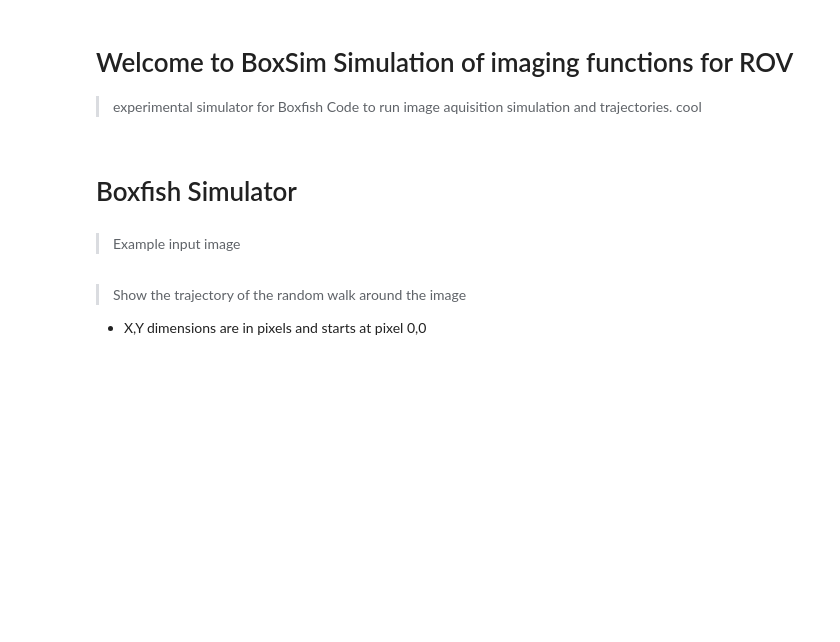
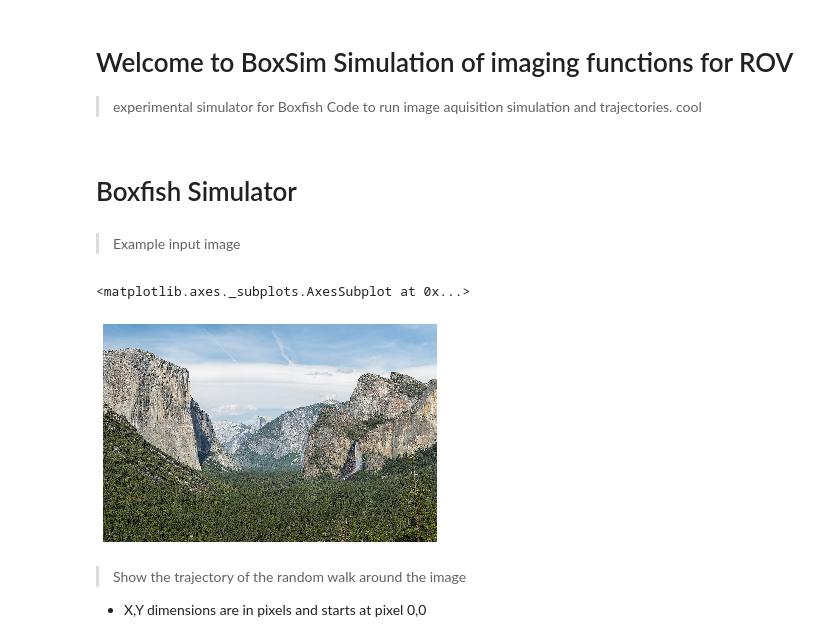
Before and after one commit to johnnewto/BoxRov, a Jupyter notebook: nbs/99_index.ipynb, the cells around one changed output. Drawn from its saved outputs; the diff is of its cells as text; code cells hidden in the pictures; blank space fills up the shorter version.

```diff
--- a/nbs/99_index.ipynb
+++ b/nbs/99_index.ipynb
@@ -33,8 +34,11 @@
 # %% [markdown]
 > Example input image
 # %%
-# main_img = np.asarray(PIL.Image.open("Yosemite_NP_M.jpg"))
-# show_img(main_img)
+main_img = np.asarray(PIL.Image.open("Yosemite_NP_M.jpg"))
+show_img(main_img)
+# %% [output]
+<matplotlib.axes._subplots.AxesSubplot at 0x...>
+[figure, added]
 # %% [markdown]
 > Show the trajectory of the random walk around the image
 - X,Y dimensions are in pixels and starts at pixel 0,0
```
Also changed, not shown: parts of 5 cells of this notebook, 20 other files.
